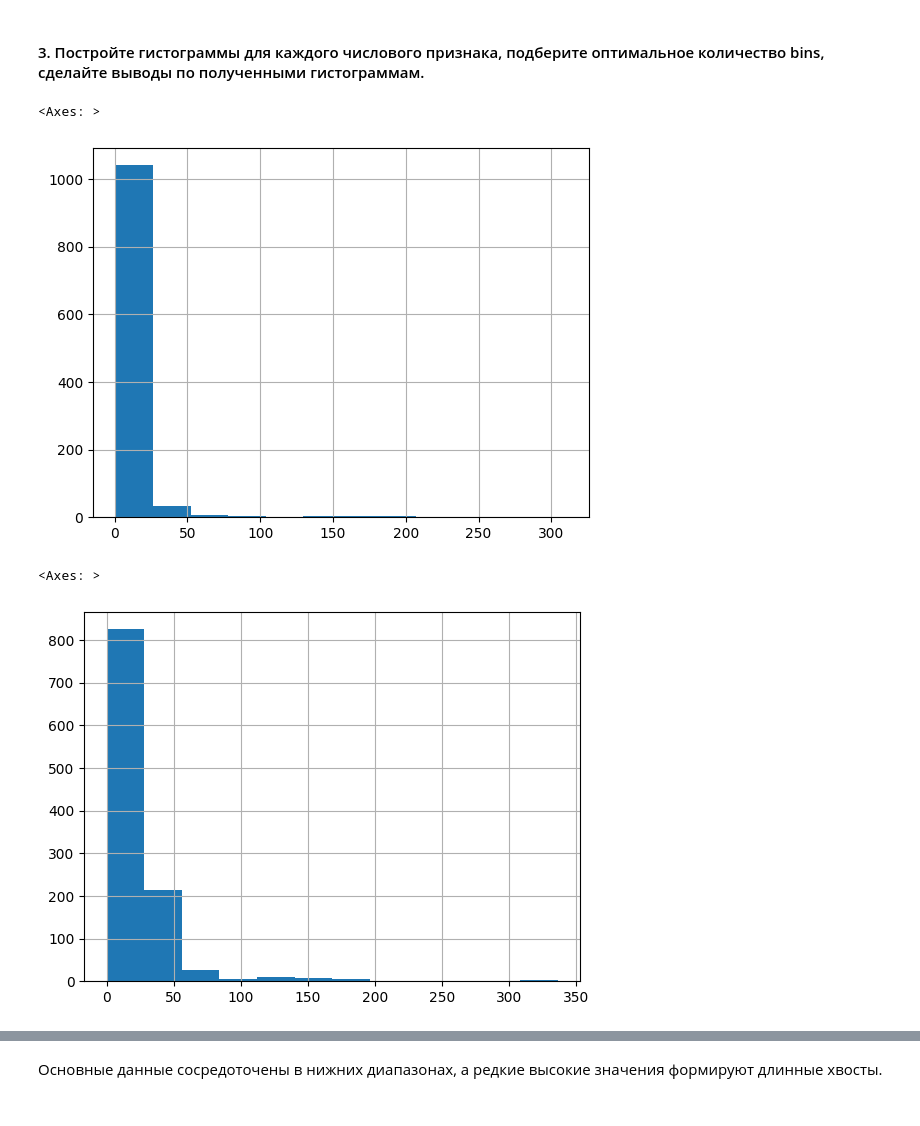
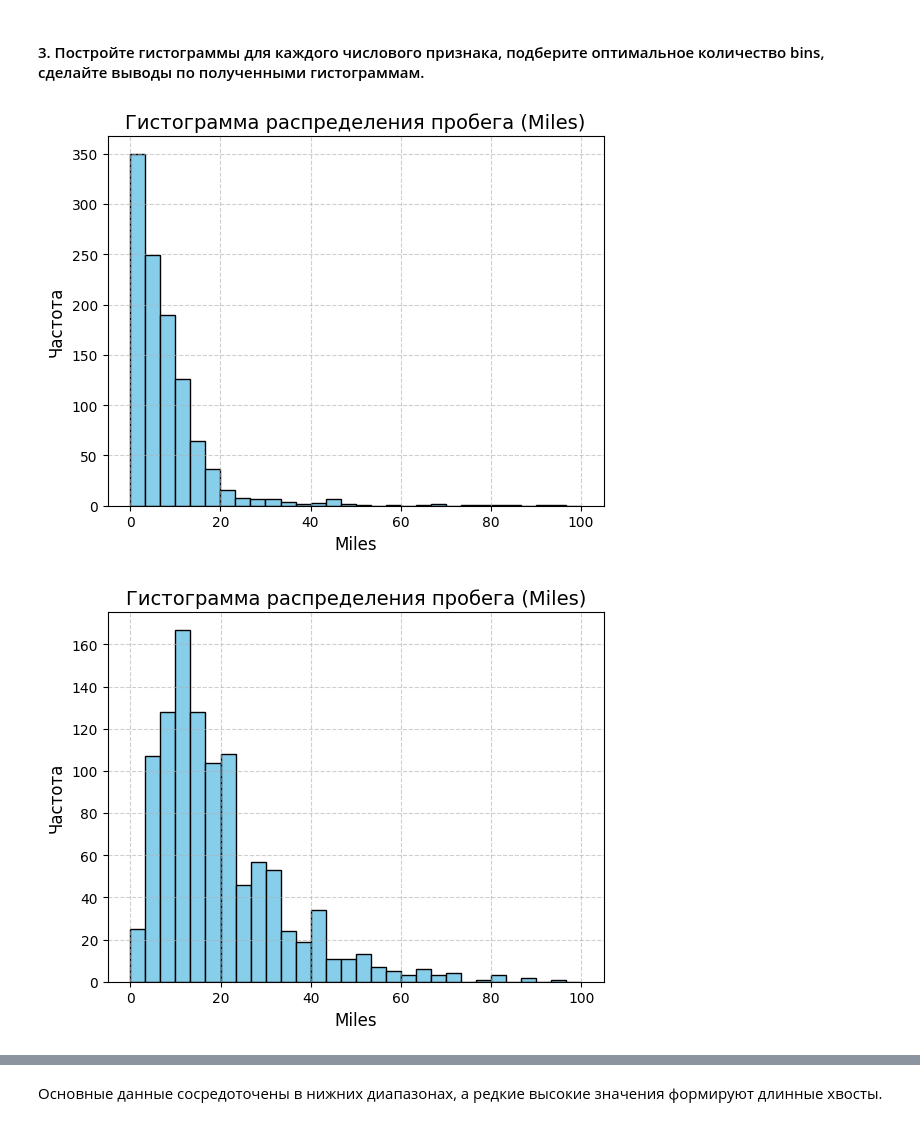
Before and after one commit to SergeyMar06/Data_analysis_4315_Markiyanov_8, a Jupyter notebook: LR2_Markiyanov_8.ipynb, the cells around one changed output, grey strips where cells are left out. Drawn from its saved outputs; the diff is of its cells as text; code cells hidden in the pictures.

```diff
--- a/LR2_Markiyanov_8.ipynb
+++ b/LR2_Markiyanov_8.ipynb
@@ -76,3 +76,5 @@ time             0
 speed            0
 price            0
 dtype: int64
+# %%
+df['PURPOSE*'] = df['PURPOSE*'].fillna('Unknown')
@@ -156,13 +166,25 @@ sns.scatterplot(data=df, x='Miles', y='Price', hue='Category')
 # %% [markdown]
 #### 3. Постройте гистограммы для каждого числового признака, подберите оптимальное количество bins, сделайте выводы по полученными гистограммам.
 # %%
-df["Miles"].hist(bins=12)
+df["Miles"].hist(bins=30, range=(0, 100), color="skyblue", edgecolor="black")
+
+plt.xlabel("Miles", fontsize=12)
+plt.ylabel("Частота", fontsize=12)
+plt.title("Гистограмма распределения пробега (Miles)", fontsize=14)
+plt.grid(True, linestyle="--", alpha=0.6)
+
+plt.show()
 # %% [output]
-<Axes: >
-[figure, old version]
+[figure, new version]
 # %%
-df["Time"].hist(bins=12)
+df["Time"].hist(bins=30, range=(0, 100), color="skyblue", edgecolor="black")
+
+plt.xlabel("Miles", fontsize=12)
+plt.ylabel("Частота", fontsize=12)
+plt.title("Гистограмма распределения пробега (Miles)", fontsize=14)
+plt.grid(True, linestyle="--", alpha=0.6)
+
+plt.show()
 # %% [output]
-<Axes: >
-[figure, old version]
+[figure, new version]
 # %%
```
Also changed, not shown: parts of 9 cells of this notebook.
